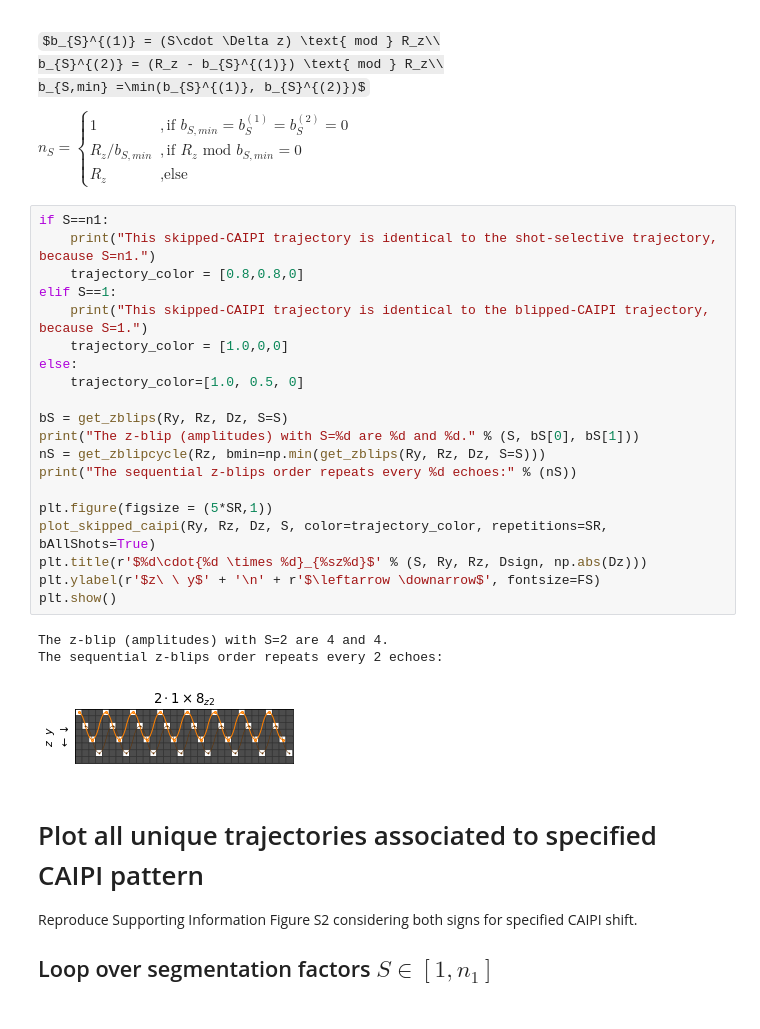
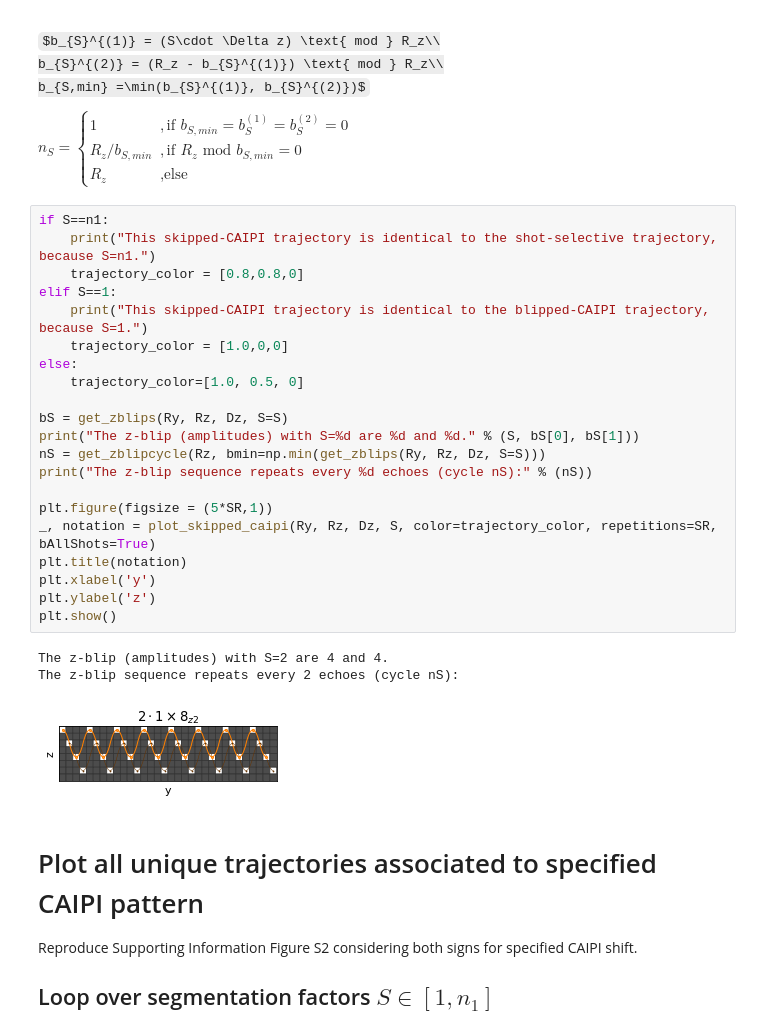
Before and after one commit to mrphysics-bonn/skipped-caipi, a Jupyter notebook: index.ipynb, the cells around one changed output. Saved outputs shown, nothing was run; the diff lists cells and outputs as text; some formulas as TeX source.

```diff
--- a/index.ipynb
+++ b/index.ipynb
@@ -86,27 +82,28 @@ $
 # %%
 if S==n1:
     print("This skipped-CAIPI trajectory is identical to the shot-selective trajectory, because S=n1.")
     trajectory_color = [0.8,0.8,0]
 elif S==1:
     print("This skipped-CAIPI trajectory is identical to the blipped-CAIPI trajectory, because S=1.")
     trajectory_color = [1.0,0,0]
 else:
     trajectory_color=[1.0, 0.5, 0]
 
 bS = get_zblips(Ry, Rz, Dz, S=S)
 print("The z-blip (amplitudes) with S=%d are %d and %d." % (S, bS[0], bS[1]))
 nS = get_zblipcycle(Rz, bmin=np.min(get_zblips(Ry, Rz, Dz, S=S)))
-print("The sequential z-blips order repeats every %d echoes:" % (nS))
+print("The z-blip sequence repeats every %d echoes (cycle nS):" % (nS))
 
 plt.figure(figsize = (5*SR,1))
-plot_skipped_caipi(Ry, Rz, Dz, S, color=trajectory_color, repetitions=SR, bAllShots=True)
-plt.title(r'$%d\cdot{%d \times %d}_{%sz%d}$' % (S, Ry, Rz, Dsign, np.abs(Dz)))
-plt.ylabel(r'$z\ \ y$' + '\n' + r'$\leftarrow \downarrow$', fontsize=FS)
+_, notation = plot_skipped_caipi(Ry, Rz, Dz, S, color=trajectory_color, repetitions=SR, bAllShots=True)
+plt.title(notation)
+plt.xlabel('y')
+plt.ylabel('z')
 plt.show()
 # %% [output]
 The z-blip (amplitudes) with S=2 are 4 and 4.
-The sequential z-blips order repeats every 2 echoes:
+The z-blip sequence repeats every 2 echoes (cycle nS):
-[figure, old version]
+[figure, new version]
 # %% [markdown]
 # Plot all unique trajectories associated to specified CAIPI pattern
 
```
Also changed, not shown: parts of 3 cells of this notebook, 1 other file.
